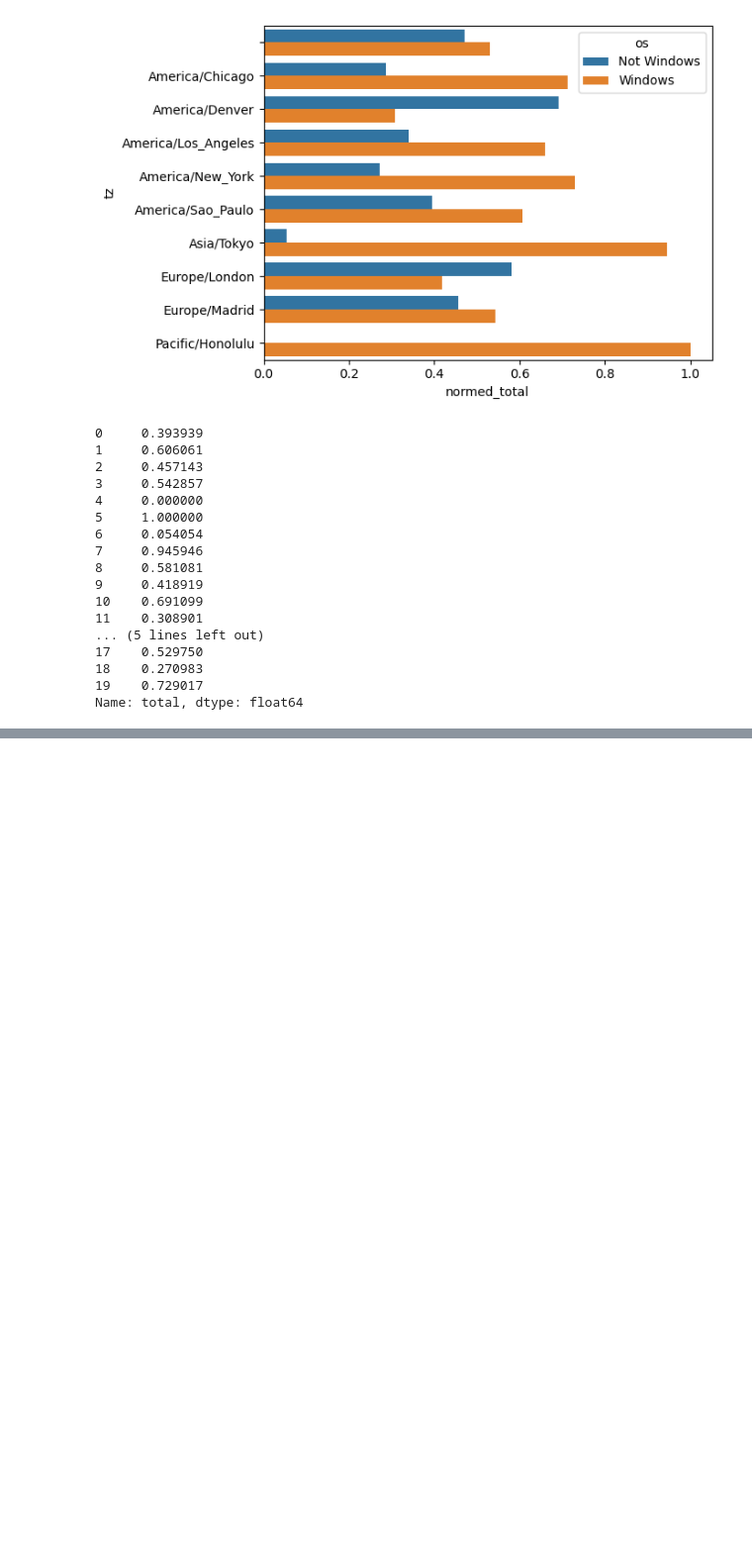
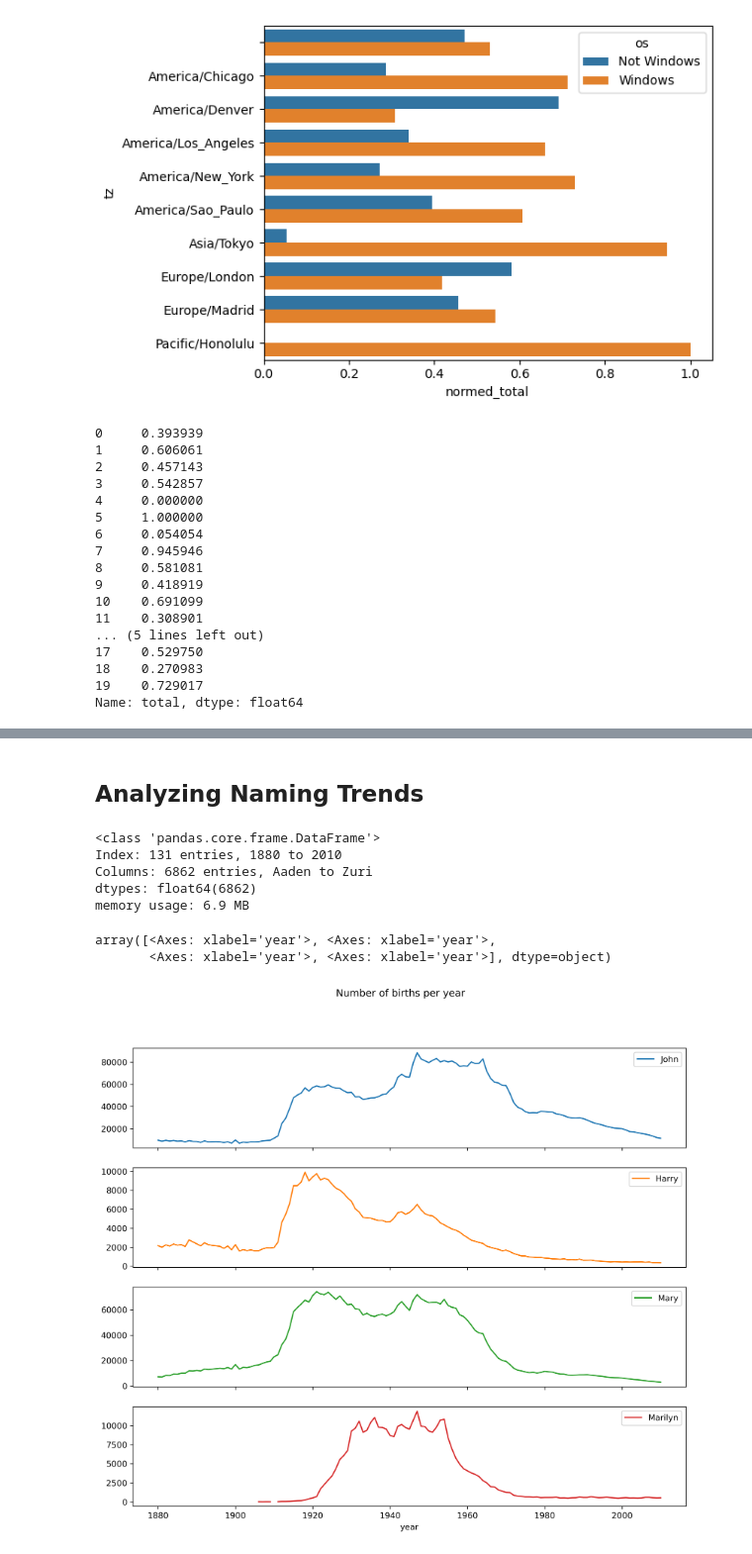
Before and after one commit to nicomu99/data-science, a Jupyter notebook: python-for-data-analysis/13_examples.ipynb, the cells around one changed output, grey strips where cells are left out. Shown at 99% size. Drawn from its saved outputs; the diff is of its cells as text; code cells hidden in the pictures; blank space fills up the shorter version.

```diff
--- a/python-for-data-analysis/13_examples.ipynb
+++ b/python-for-data-analysis/13_examples.ipynb
@@ -346,0 +735,8 @@ Name: total, dtype: float64
+# %%
+def prop(group):
+    """Calculate the relative frequency of each name relative to the total number of births"""
+    group["prop"] = group["births"] / group["births"].sum()
+    return group
+
+# calculate relative frequency of each name per year and sex
+names = names.groupby(["year", "sex"]).apply(prop, include_groups=False).reset_index().drop(columns="level_2")
@@ -346,0 +760,10 @@ Name: total, dtype: float64
+# %%
+# top 1000 names for each sex/year combination
+def get_top_1000(group):
+    """Returns the 1000 most frequent names for each sex/year combination"""
+    return group.sort_values("births", ascending=False)[:1000]
+
+grouped = names.groupby(["year", "sex"])
+
+top1000 = grouped.apply(get_top_1000, include_groups=False).reset_index(level=[0, 1])
+top1000
@@ -346,0 +784,2 @@ Name: total, dtype: float64
+# %% [markdown]
+## Analyzing Naming Trends
@@ -346,0 +789,17 @@ Name: total, dtype: float64
+# %%
+total_births = top1000.pivot_table("births", index="year", columns="name", aggfunc="sum")
+# %%
+total_births.info()
+# %% [output]
+<class 'pandas.core.frame.DataFrame'>
+Index: 131 entries, 1880 to 2010
+Columns: 6862 entries, Aaden to Zuri
+dtypes: float64(6862)
+memory usage: 6.9 MB
+# %%
+subset = total_births[["John", "Harry", "Mary", "Marilyn"]]
+subset.plot(subplots=True, figsize=(12, 10), title="Number of births per year")
+# %% [output]
+array([<Axes: xlabel='year'>, <Axes: xlabel='year'>,
+       <Axes: xlabel='year'>, <Axes: xlabel='year'>], dtype=object)
+[figure, added]
```
Also changed, not shown: parts of 71 cells of this notebook.
